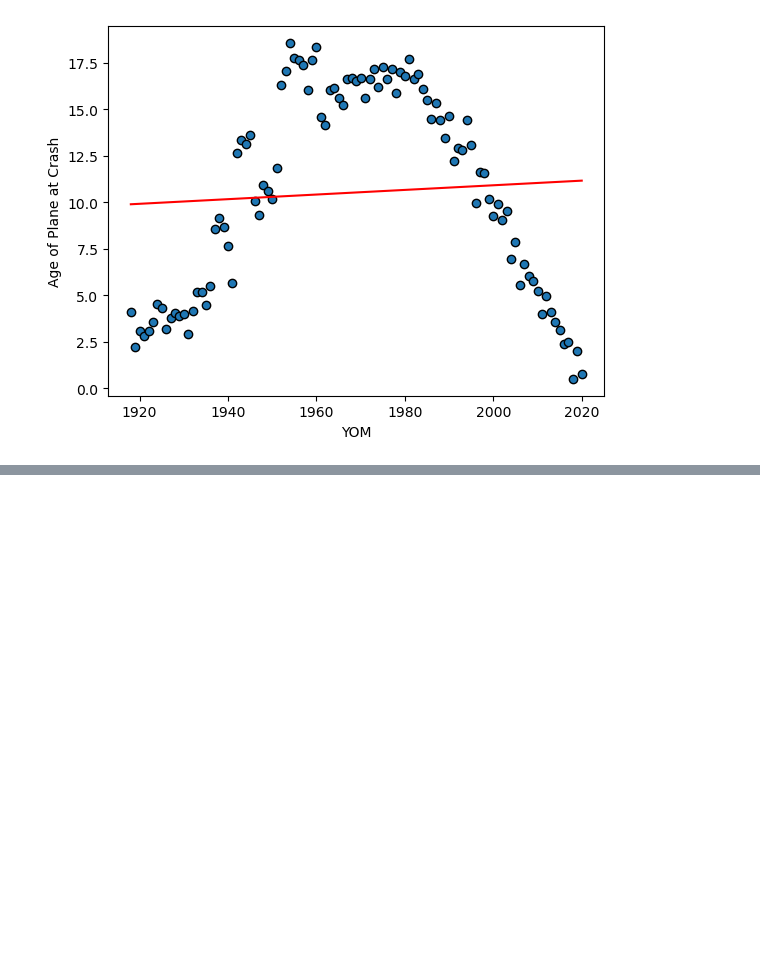
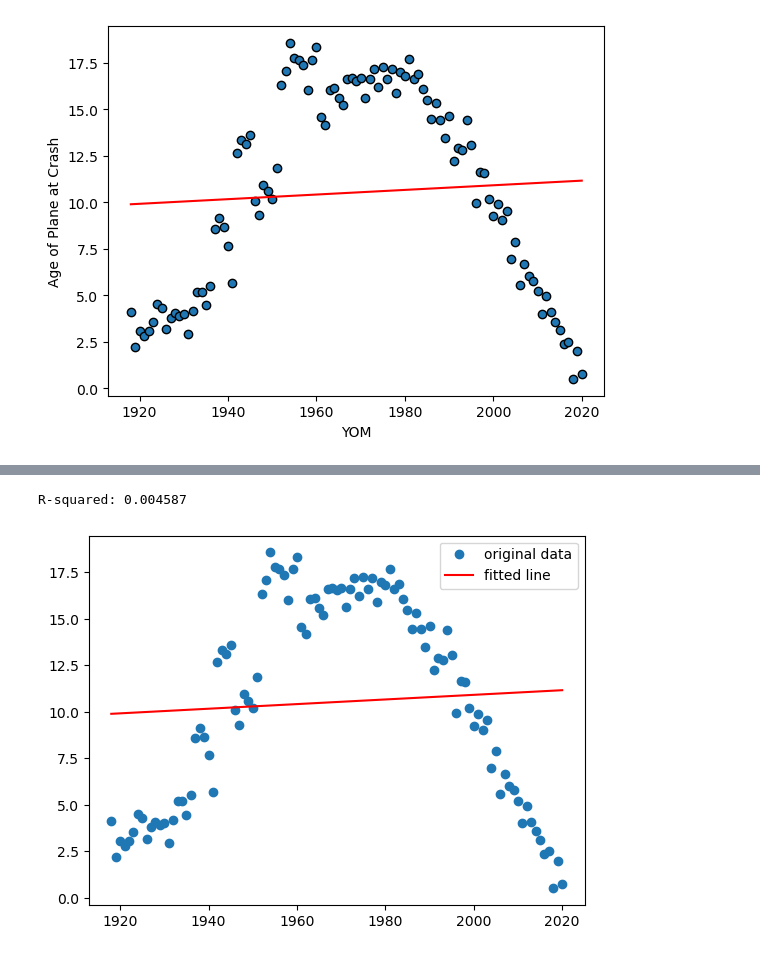
Before and after one commit to JaredSilva3/project1, a Jupyter notebook: Jordan Goodrick Project 1 Local Branch/project1/jordan_crash_data.ipynb, the cells around one changed output, grey strips where cells are left out. Saved outputs shown, nothing was run; the diff lists cells and outputs as text; code cells hidden in the pictures; blank space fills up the shorter version.

```diff
--- a/Jordan Goodrick Project 1 Local Branch/project1/jordan_crash_data.ipynb
+++ b/Jordan Goodrick Project 1 Local Branch/project1/jordan_crash_data.ipynb
@@ -83,0 +104,12 @@ The correlation between between a plane's age and the year of its crash is 0.07
+# %%
+res = st.mstats.linregress(yearly_averages["YOM"],yearly_averages["Age of Plane"])
+print(f"R-squared: {res.rvalue**2:.6f}")
+# %% [output]
+R-squared: 0.004587
+# %%
+plt.plot(yearly_averages["YOM"],yearly_averages["Age of Plane"], 'o', label='original data')
+plt.plot(yearly_averages["YOM"], res.intercept + res.slope*yearly_averages["YOM"], 'r', label='fitted line')
+plt.legend()
+plt.show()
+# %% [output]
+[figure, added]
```
Also changed, not shown: parts of 12 cells of this notebook, 1 other file.
